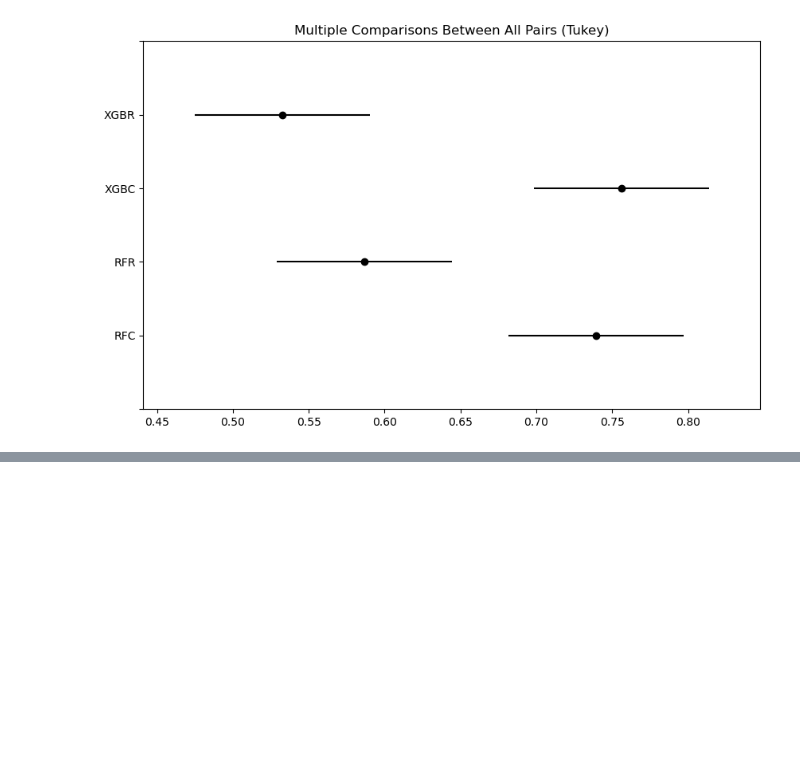
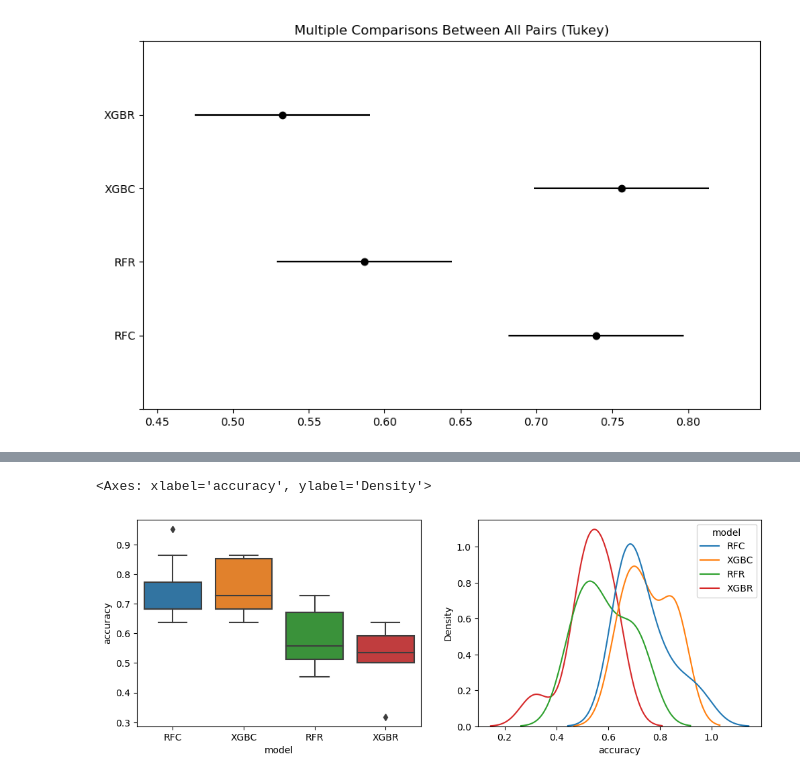
Before and after one commit to marsgr6/estadistica-ux, a Jupyter notebook: anova.ipynb, the cells around one changed output, grey strips where cells are left out. Cells and saved outputs as stored; diff of their text form; code cells hidden in the pictures; blank space fills up the shorter version.

```diff
--- a/anova.ipynb
+++ b/anova.ipynb
@@ -341,0 +434,11 @@ Multiple Comparison of Means - Tukey HSD, FWER=0.05
+# %%
+import seaborn as sns
+
+plt.figure(figsize=(12,4))
+plt.subplot(1,2,1)
+sns.boxplot(data=gray_ch, x="model", y="accuracy")
+plt.subplot(1,2,2)
+sns.kdeplot(data=gray_ch, hue="model", x="accuracy")
+# %% [output]
+<Axes: xlabel='accuracy', ylabel='Density'>
+[figure, added]
```
Also changed, not shown: parts of 12 cells of this notebook.
